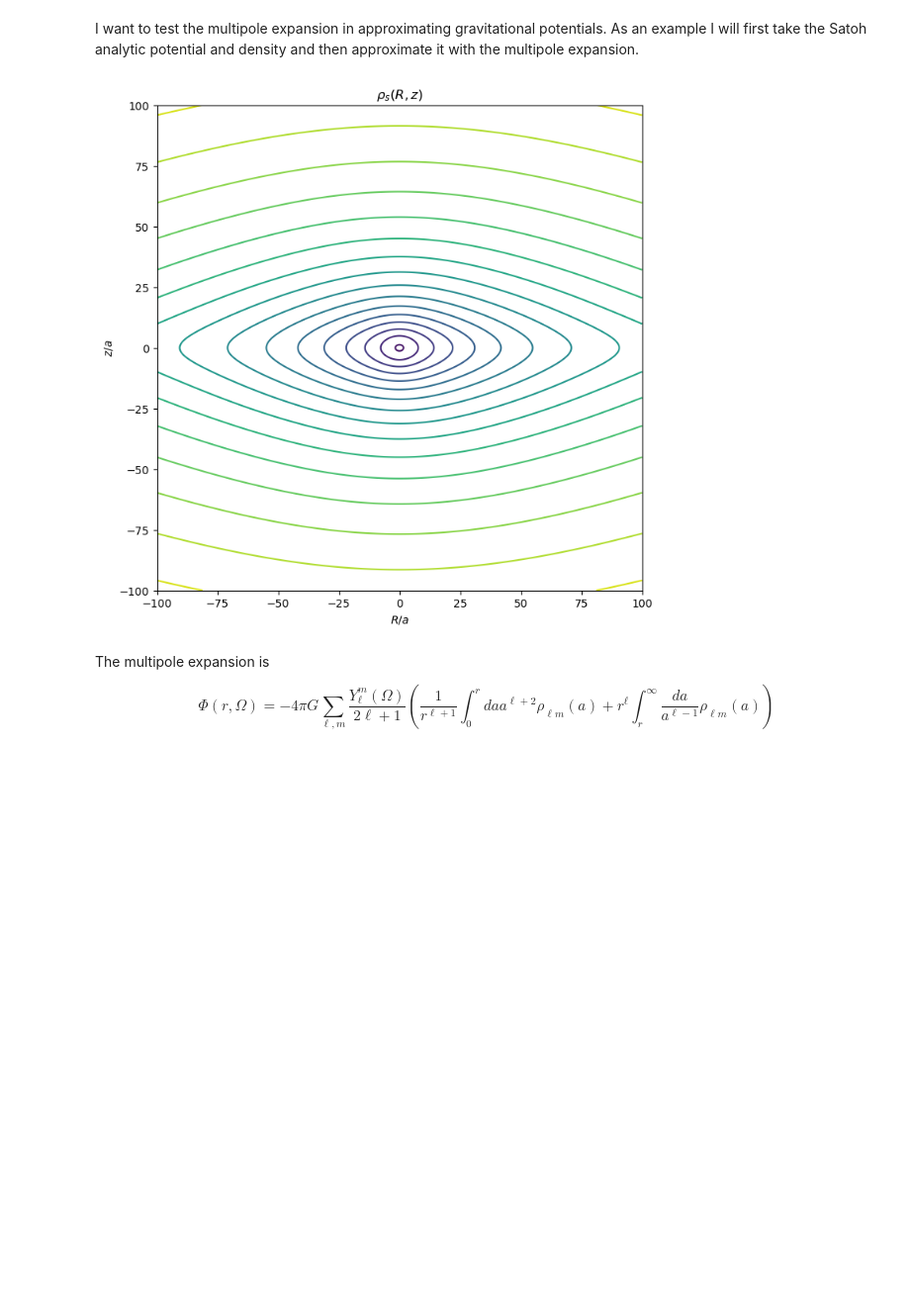
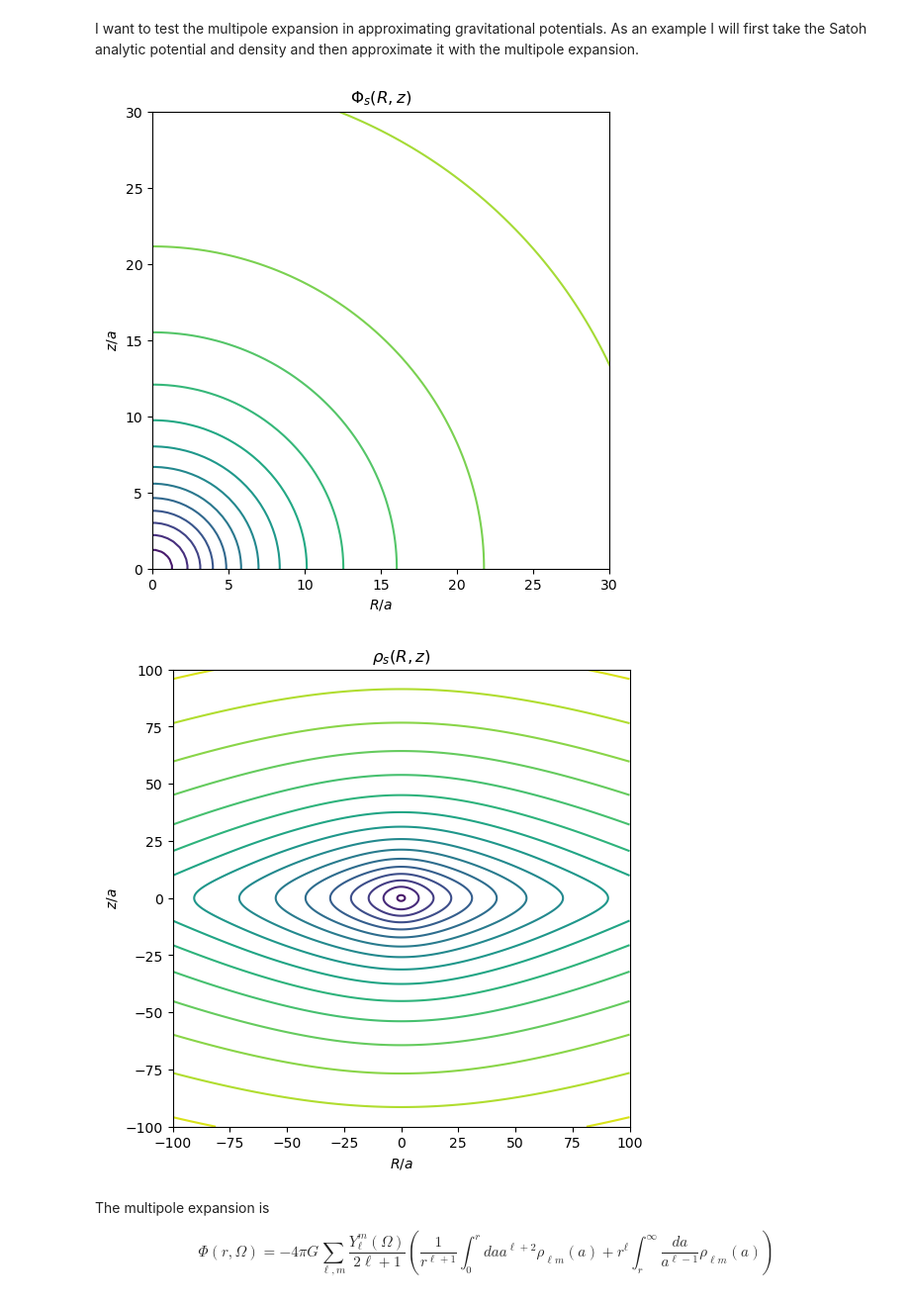
Before and after one commit to AdamSmithOrlik/galactic-dynamics, a Jupyter notebook: dev.ipynb, the cells around one changed output. Shown at 99% size. Cells and saved outputs as stored; diff of their text form; code cells hidden in the pictures; blank space fills up the shorter version.

```diff
--- a/dev.ipynb
+++ b/dev.ipynb
@@ -25,23 +25,35 @@ def rho_s(R, z):
 # %%
 R_list = np.linspace(-10, 10, 500)
 z_list = np.linspace(-10, 10, 500)
 
 R, z = np.meshgrid(R_list, z_list)
 
+potential = Phi_s(R, z)
 density = rho_s(R, z)
 
 R_norm = R / a
 z_norm = z / a
 
-plt.figure(figsize=(8, 8))
+plt.figure(figsize=(6, 6))
+plt.contour(R_norm, z_norm, potential, levels=15, cmap='viridis')
+plt.xlabel(r'$R/a$')
+plt.ylabel(r'$z/a$')
+plt.xlim(0,30)
+plt.ylim(0,30)
+plt.title(r'$\Phi_s(R, z)$')
+plt.gca().set_aspect('equal', adjustable='box')
+plt.show()
+
+plt.figure(figsize=(6, 6))
 plt.contour(R_norm, z_norm, np.log10(density), levels=15, cmap='viridis')
 plt.xlabel(r'$R/a$')
 plt.ylabel(r'$z/a$')
 plt.title(r'$\rho_s(R, z)$')
 plt.gca().set_aspect('equal', adjustable='box')
 plt.show()
 # %% [output]
-[figure, old version]
+[figure, new version]
+[figure, added]
 # %% [markdown]
 The multipole expansion is
 
```
Also changed, not shown: parts of 6 cells of this notebook.
